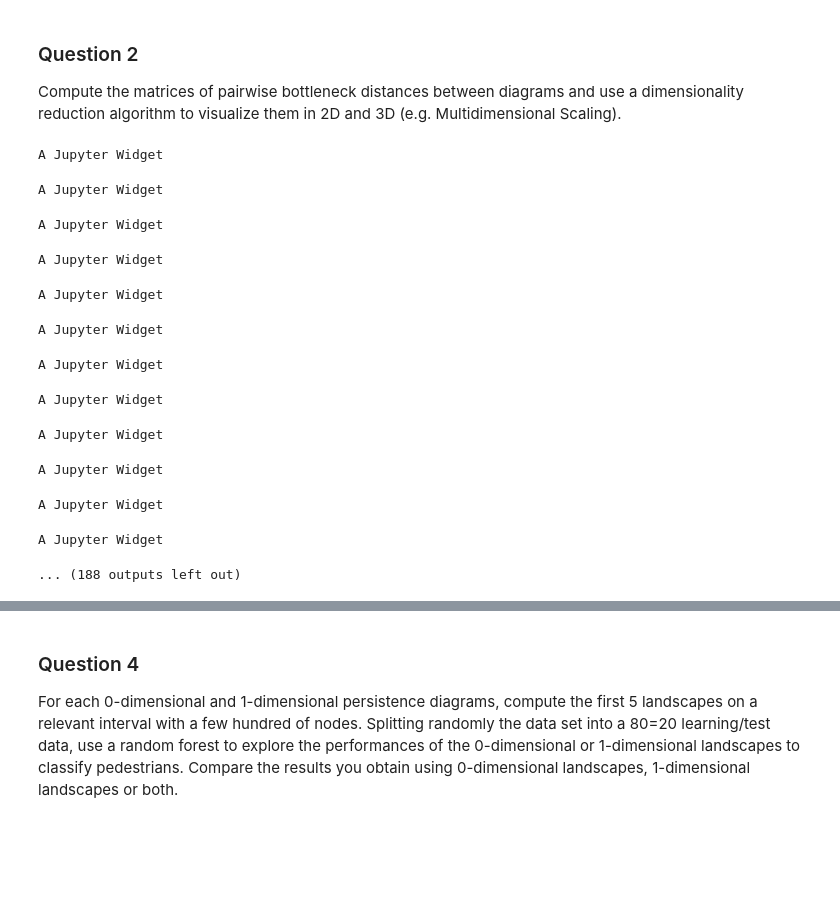
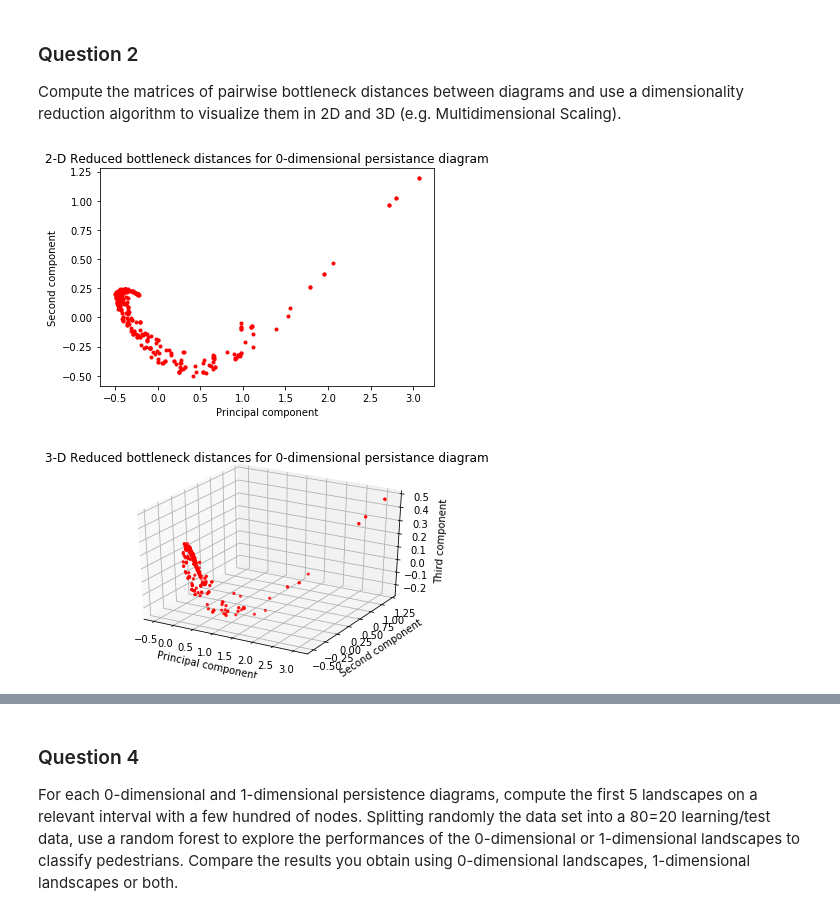
Before and after one commit to sidou10/gmda-pedestrian-recognition, a Jupyter notebook: pedestrian_recognition.ipynb, the cells around one changed output, grey strips where cells are left out. Drawn from its saved outputs; the diff is of its cells as text; code cells hidden in the pictures; blank space fills up the shorter version.

Commit message:
Add 2D and 3D viz of bottleneck pairwise distances

```diff
--- a/pedestrian_recognition.ipynb
+++ b/pedestrian_recognition.ipynb
@@ -60,27 +63,14 @@ data_all[2].shape
 ### Question 2
 Compute the matrices of pairwise bottleneck distances between diagrams and use a dimensionality reduction algorithm to visualize them in 2D and 3D (e.g. Multidimensional Scaling).
 # %%
-dimension = 1
-nb_individuals = data_all.shape[0]
-pairwise_btnck_dist = np.zeros((nb_individuals, nb_individuals))
-for i in tqdm_notebook(range(nb_individuals)):
-    diag_i = persistence_output_to_diag(alpha_persistance_from_point_cloud(data_all[i]), dimension=dimension)
-    for j in tqdm_notebook(range(i+1, nb_individuals)):
-        diag_j = persistence_output_to_diag(alpha_persistance_from_point_cloud(data_all[j]), dimension=dimension)
-        bottleneck_dist = gudhi.bottleneck_distance(diag_i, diag_j)
-        pairwise_btnck_dist[i][j] = bottleneck_dist
-        pairwise_btnck_dist[j][i] = bottleneck_dist
+def save_pairwise_btnck_dist(dimension, path):
+    nb_individuals = data_all.shape[0]
+    pairwise_btnck_dist = np.zeros((nb_individuals, nb_individuals))
+    for i in tqdm_notebook(range(nb_individuals)):
+        diag_i = persistence_output_to_diag(alpha_persistance_from_point_cloud(data_all[i]), dimension=dimension)
+        for j in tqdm_notebook(range(i+1, nb_individuals)):
+            diag_j = persistence_output_to_diag(alpha_persistance_from_point_cloud(data_all[j]), dimension=dimension)
+            bottleneck_dist = gudhi.bottleneck_distance(diag_i, diag_j)
+            pairwise_btnck_dist[i][j] = bottleneck_dist
+            pairwise_btnck_dist[j][i] = bottleneck_dist
+    pd.DataFrame(pairwise_btnck_dist).to_csv(os.path.join(path, "pairwise_btnck_dist_dim{}.csv".format(dimension)))
-# %% [output]
-A Jupyter Widget
-A Jupyter Widget
-A Jupyter Widget
-A Jupyter Widget
-A Jupyter Widget
-A Jupyter Widget
-A Jupyter Widget
-A Jupyter Widget
-A Jupyter Widget
-A Jupyter Widget
-A Jupyter Widget
-A Jupyter Widget
-... (188 outputs left out)
@@ -88,0 +80,36 @@ pd.DataFrame(pairwise_btnck_dist).to_csv(os.path.join(path_data, "pairwise_btnck
+# %%
+# Load pairwise bottleneck distances
+pairwise_btnck_dist_dim0 = pd.read_csv(os.path.join(path_data, "pairwise_btnck_dist_dim0.csv")).drop('Unnamed: 0', axis=1)
+pairwise_btnck_dist_dim1 = pd.read_csv(os.path.join(path_data, "pairwise_btnck_dist_dim1.csv")).drop('Unnamed: 0', axis=1)
+# %%
+# Visualize pairwise matrix for 0-dimensional persistance diagrams bottleneck distances
+def reduce_and_visualize(pairwise_btnck_dist, dimension, n_components=2,):
+    pca = PCA(n_components=n_components)
+    pca.fit(pairwise_btnck_dist)
+    red_pairwise_btnck_dist_dim0 = pca.transform(pairwise_btnck_dist)
+    first_comp = red_pairwise_btnck_dist_dim0[:,0]
+    second_comp = red_pairwise_btnck_dist_dim0[:,1]
+    if n_components == 2:
+        plt.plot(first_comp, second_comp, 'r.')
+        plt.xlabel('Principal component')
+        plt.ylabel('Second component')
+        plt.title('2-D Reduced bottleneck distances for {}-dimensional persistance diagram'.format(dimension))
+    elif n_components == 3:
+        third_comp = red_pairwise_btnck_dist_dim0[:,2]
+        fig = plt.figure()
+        ax = fig.add_subplot(111, projection='3d')
+        ax.scatter(first_comp, second_comp, third_comp, c='r', marker='.')
+        ax.set_xlabel('Principal component')
+        ax.set_ylabel('Second component')
+        ax.set_zlabel('Third component')
+        plt.title('3-D Reduced bottleneck distances for {}-dimensional persistance diagram'.format(dimension))
+    else:
+        print("Too many dimensions to be visualized!")
+# %%
+reduce_and_visualize(pairwise_btnck_dist_dim0, 0, n_components=2)
+# %% [output]
+[figure, added]
+# %%
+reduce_and_visualize(pairwise_btnck_dist_dim0, 0, n_components=3)
+# %% [output]
+[figure, added]
```
Also changed, not shown: parts of 6 cells of this notebook.
